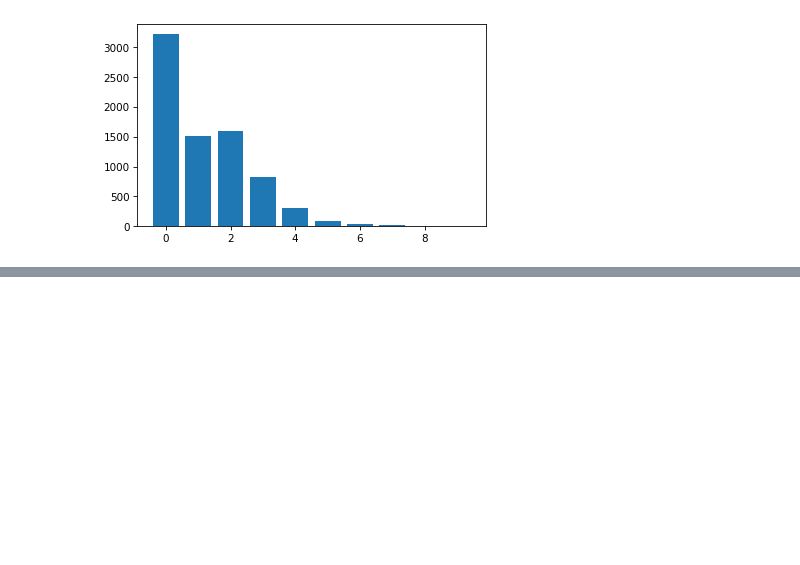
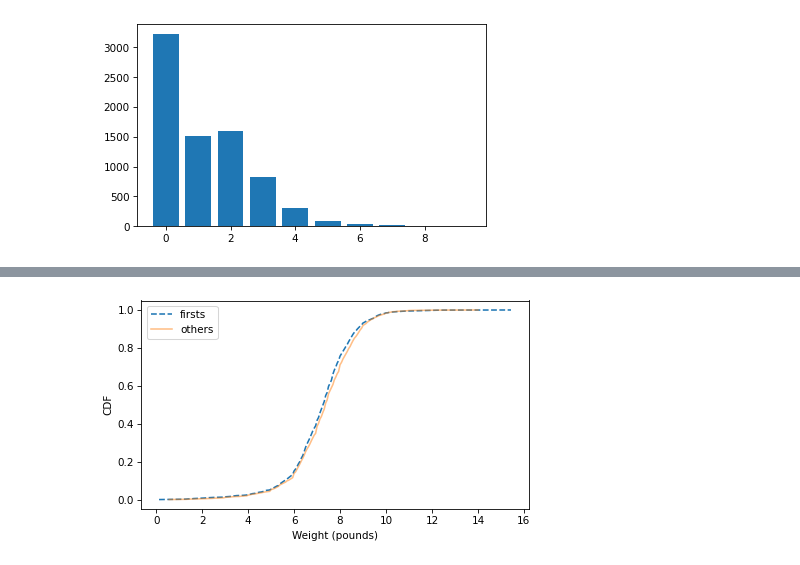
Before and after one commit to lochnes-007/EDA, a Jupyter notebook: nsfg.ipynb, the cells around one changed output, grey strips where cells are left out. Cells and saved outputs as stored; diff of their text form; code cells hidden in the pictures; blank space fills up the shorter version.

```diff
--- a/nsfg.ipynb
+++ b/nsfg.ipynb
@@ -646,0 +752,3 @@ ftab_bb.bar()
+# %%
+first_weights = firsts["totalwgt_lb"].dropna()
+first_weights.mean()
@@ -646,0 +757,3 @@ ftab_bb.bar()
+# %%
+other_weights = others["totalwgt_lb"].dropna()
+other_weights.mean()
@@ -646,0 +762,3 @@ ftab_bb.bar()
+# %%
+first_pmf = Pmf.from_seq(first_weights, name="firsts")
+other_pmf = Pmf.from_seq(other_weights, name="others")
@@ -646,0 +782,9 @@ ftab_bb.bar()
+# %%
+first_cdf = first_pmf.make_cdf()
+other_cdf = other_pmf.make_cdf()
+# %%
+first_cdf.plot(ls="--")
+other_cdf.plot(alpha=0.5)
+decorate(xlabel="Weight (pounds)", ylabel="CDF")
+# %% [output]
+[figure, added]
```
Also changed, not shown: parts of 26 cells of this notebook, 2 other files.
